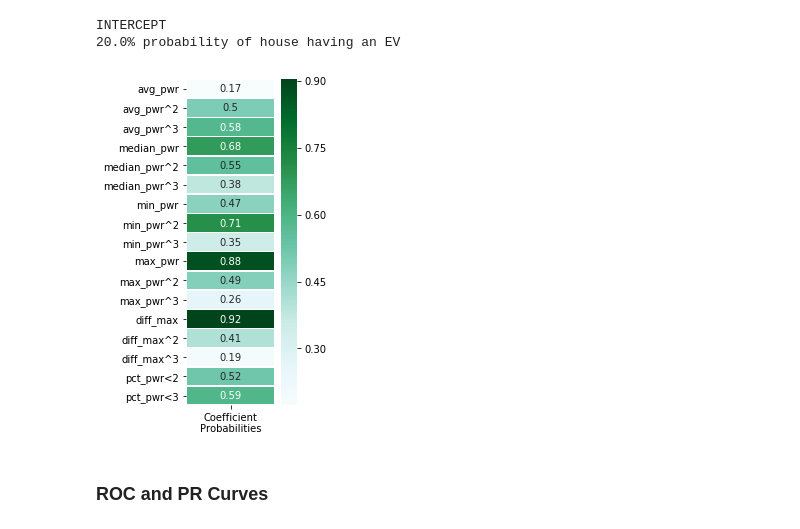
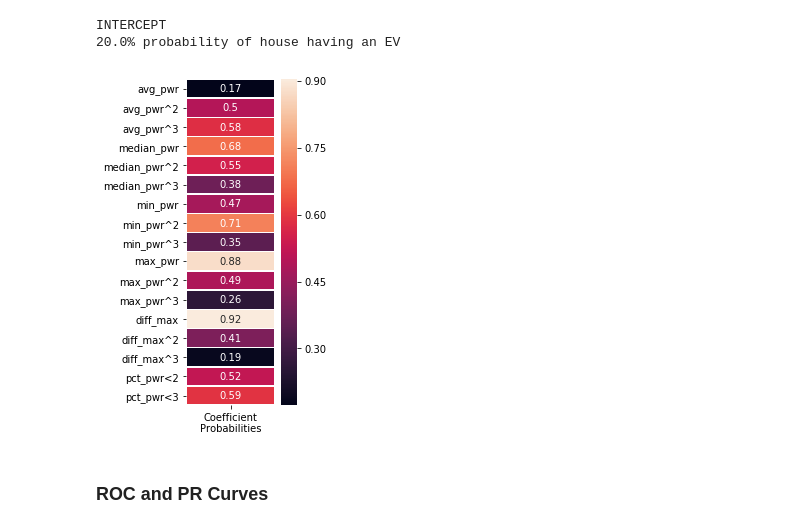
Before and after one commit to AndreaKeane/electric-vehicle-detection, a Jupyter notebook: part_a/a_model_evaluation.ipynb, the cells around one changed output. Drawn from its saved outputs; the diff is of its cells as text; code cells hidden in the pictures.

```diff
--- a/part_a/a_model_evaluation.ipynb
+++ b/part_a/a_model_evaluation.ipynb
@@ -59,21 +59,21 @@ INTERCEPT
 # %%
 # Evaluate coefficients
 analysis = pd.DataFrame(index=X_train.columns)
 analysis['logodds'] = np.array(LR.coef_[0])
 analysis['odds'] = np.exp(analysis['logodds'])
 analysis['probs'] = analysis.odds / (1 + analysis.odds)
 
 # Display as heatmap
 f, ax = plt.subplots(figsize=(2, 6))
 sns.heatmap(analysis.drop(['logodds', 'odds'], axis=1),
-            annot=True, cmap='BuGn', robust=True,
+            annot=True, robust=True,
             xticklabels=["Coefficient\nProbabilities"],
             linewidths=.5
            )
-f.savefig(fig_path / "A_coef_heatmap.png",
+f.savefig(fig_path / "a_coef_heatmap.png",
           dpi=400,  bbox_inches='tight')
 # %% [output]
-[figure, old version]
+[figure, new version]
 # %% [markdown]
 ### ROC and PR Curves
 # %%
```
Also changed, not shown: parts of 3 cells of this notebook, 9 other files.
